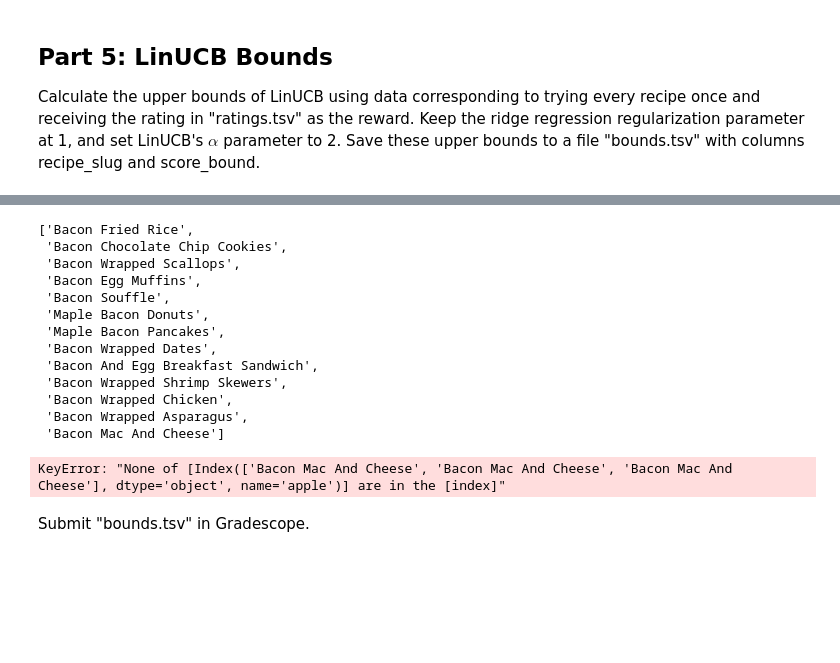
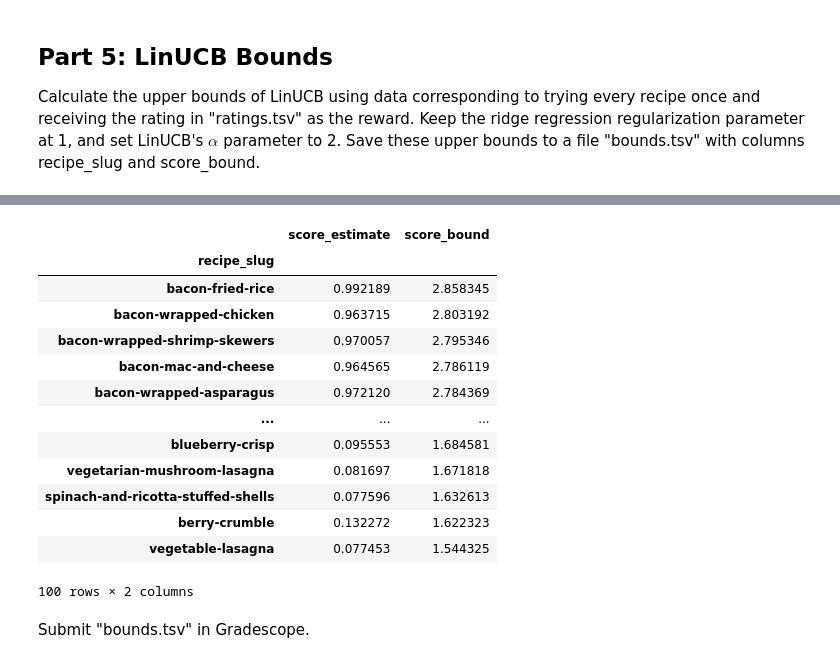
Before and after one commit to ethibaul/dx704-project-04, a Jupyter notebook: project.ipynb, the cells around one changed output, grey strips where cells are left out. Saved outputs shown, nothing was run; the diff lists cells and outputs as text; code cells hidden in the pictures; blank space fills up the shorter version.

```diff
--- a/project.ipynb
+++ b/project.ipynb
@@ -421,20 +303,0 @@ NameError: name 'df' is not defined
-# %%
-[x for x in features.index if "bacon" in x.lower() or "mac" in x.lower()]
-# %% [output]
-['Bacon Fried Rice',
- 'Bacon Chocolate Chip Cookies',
- 'Bacon Wrapped Scallops',
- 'Bacon Egg Muffins',
- 'Bacon Souffle',
- 'Maple Bacon Donuts',
- 'Maple Bacon Pancakes',
- 'Bacon Wrapped Dates',
- 'Bacon And Egg Breakfast Sandwich',
- 'Bacon Wrapped Shrimp Skewers',
- 'Bacon Wrapped Chicken',
- 'Bacon Wrapped Asparagus',
- 'Bacon Mac And Cheese']
-# %%
-calculate_bounds(["Bacon Mac And Cheese"]* 3)
-# %% [output]
-KeyError: "None of [Index(['Bacon Mac And Cheese', 'Bacon Mac And Cheese', 'Bacon Mac And Cheese'], dtype='object', name='apple')] are in the [index]"
@@ -440,0 +354,17 @@ KeyError: "None of [Index(['Bacon Mac And Cheese', 'Bacon Mac And Cheese', 'Baco
+# %%
+calculate_bounds(alpha=2).sort_values("score_bound", ascending=False)
+# %% [output]
+|  | score_estimate | score_bound |
+| recipe_slug |  |  |
+| bacon-fried-rice | 0.992189 | 2.858345 |
+| bacon-wrapped-chicken | 0.963715 | 2.803192 |
+| bacon-wrapped-shrimp-skewers | 0.970057 | 2.795346 |
+| bacon-mac-and-cheese | 0.964565 | 2.786119 |
+| bacon-wrapped-asparagus | 0.972120 | 2.784369 |
+| ... | ... | ... |
+| blueberry-crisp | 0.095553 | 1.684581 |
+| vegetarian-mushroom-lasagna | 0.081697 | 1.671818 |
+| spinach-and-ricotta-stuffed-shells | 0.077596 | 1.632613 |
+| berry-crumble | 0.132272 | 1.622323 |
+| vegetable-lasagna | 0.077453 | 1.544325 |
+100 rows × 2 columns
```
Also changed, not shown: parts of 4 cells of this notebook, 1 other file.
